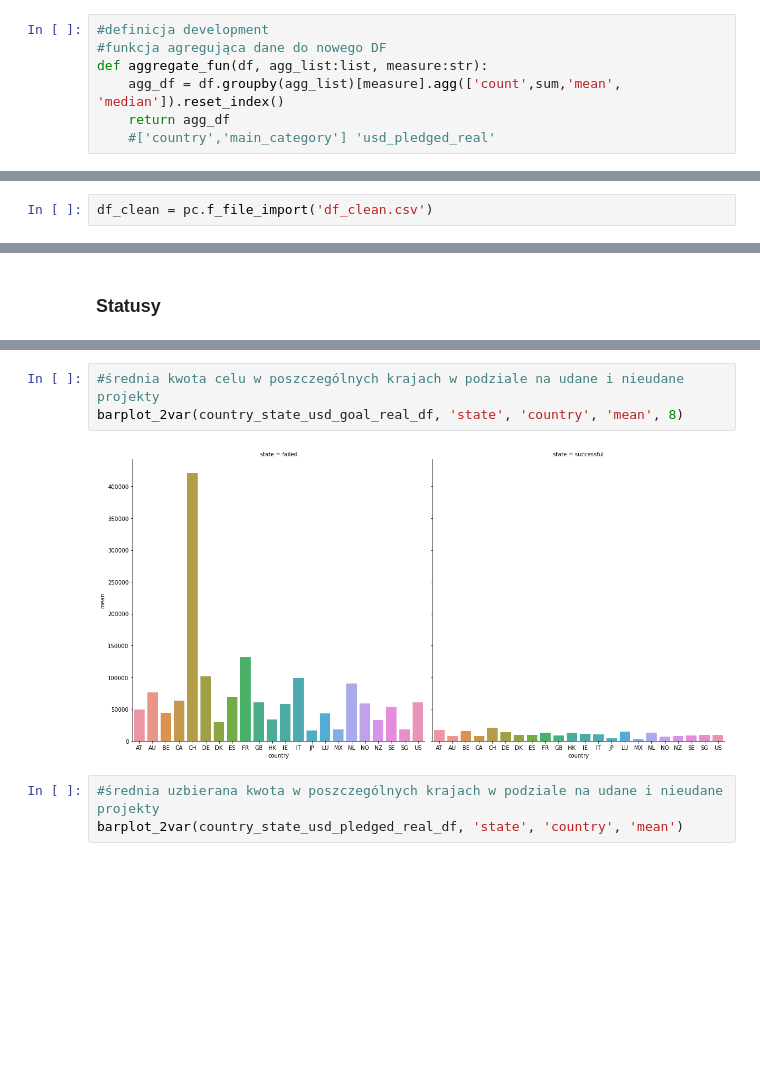
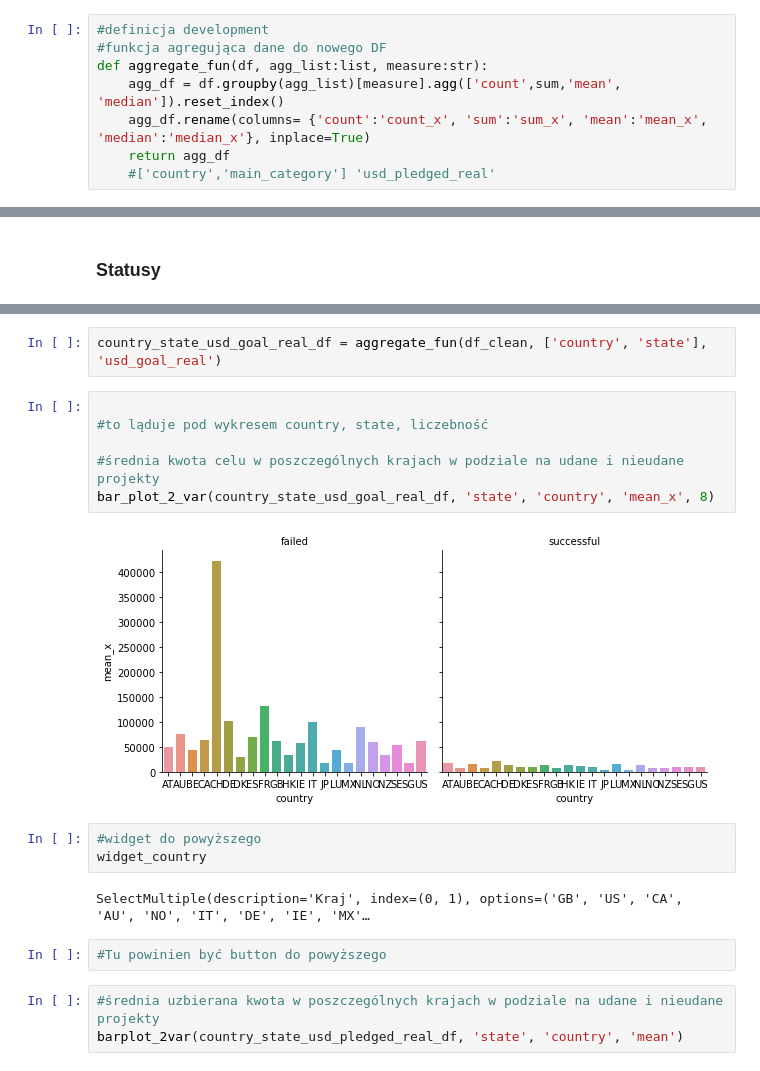
Before and after one commit to infoshareacademy/jdszr7-gold_diggers, a Jupyter notebook: python_projects/Kickstarter/plots.ipynb, the cells around one changed output, grey strips where cells are left out. Saved outputs shown, nothing was run; the diff lists cells and outputs as text; blank space fills up the shorter version.

Commit message:
widgets development teamwork

```diff
--- a/python_projects/Kickstarter/plots.ipynb
+++ b/python_projects/Kickstarter/plots.ipynb
@@ -17,6 +17,7 @@ df_clean = f_file_import('df_clean.csv')
 #funkcja agregująca dane do nowego DF
 def aggregate_fun(df, agg_list:list, measure:str):
     agg_df = df.groupby(agg_list)[measure].agg(['count',sum,'mean', 'median']).reset_index()
+    agg_df.rename(columns= {'count':'count_x', 'sum':'sum_x', 'mean':'mean_x', 'median':'median_x'}, inplace=True)
     return agg_df
     #['country','main_category'] 'usd_pledged_real'
 # %%
@@ -301,4 +317,2 @@ import seaborn as sns
-# %%
-df_clean = pc.f_file_import('df_clean.csv')
 # %% [markdown]
 ***
@@ -358,8 +368,20 @@ state_count = f_barplot_1_var(df_clean, 'state')
+# %%
+country_state_usd_goal_real_df = aggregate_fun(df_clean, ['country', 'state'], 'usd_goal_real')
 # %%
+
+#to ląduje pod wykresem country, state, liczebność
+
 #średnia kwota celu w poszczególnych krajach w podziale na udane i nieudane projekty
-barplot_2var(country_state_usd_goal_real_df, 'state', 'country', 'mean', 8)
+bar_plot_2_var(country_state_usd_goal_real_df, 'state', 'country', 'mean_x', 8)
 # %% [output]
-[figure, old version]
+[figure, new version]
+# %%
+#widget do powyższego
+widget_country
+# %% [output]
+SelectMultiple(description='Kraj', index=(0, 1), options=('GB', 'US', 'CA', 'AU', 'NO', 'IT', 'DE', 'IE', 'MX'…
+# %%
+#Tu powinien być button do powyższego
 # %%
 #średnia uzbierana kwota w poszczególnych krajach w podziale na udane i nieudane projekty
 barplot_2var(country_state_usd_pledged_real_df, 'state', 'country', 'mean')
```
Also changed, not shown: parts of 28 cells of this notebook, 1 other file.
